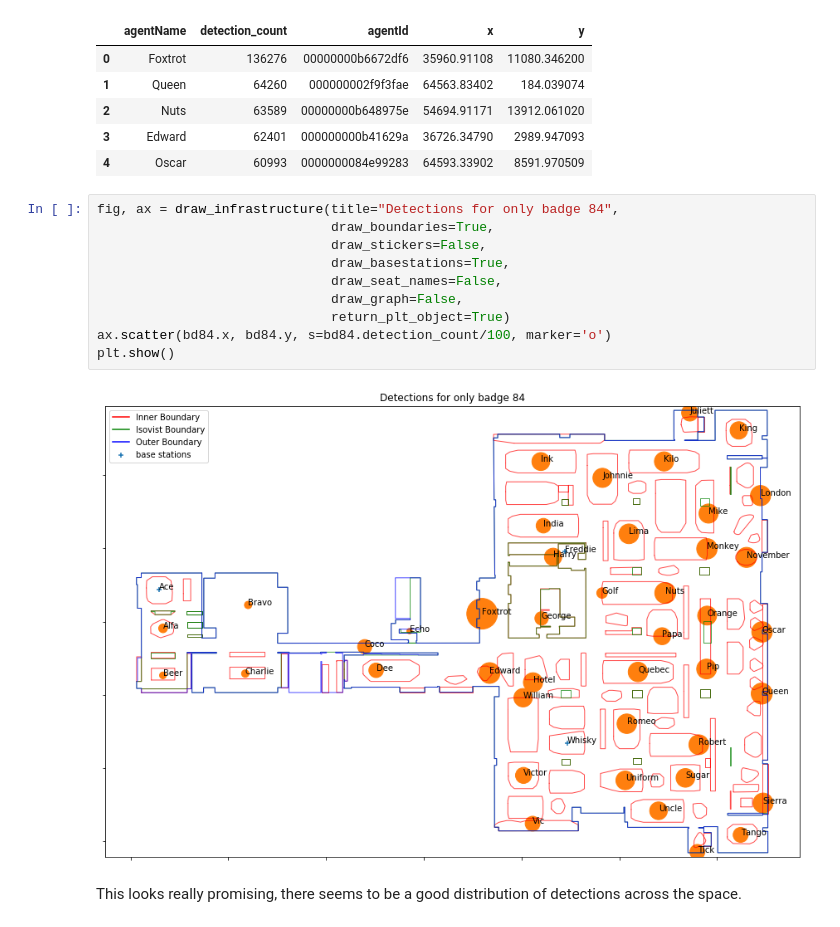
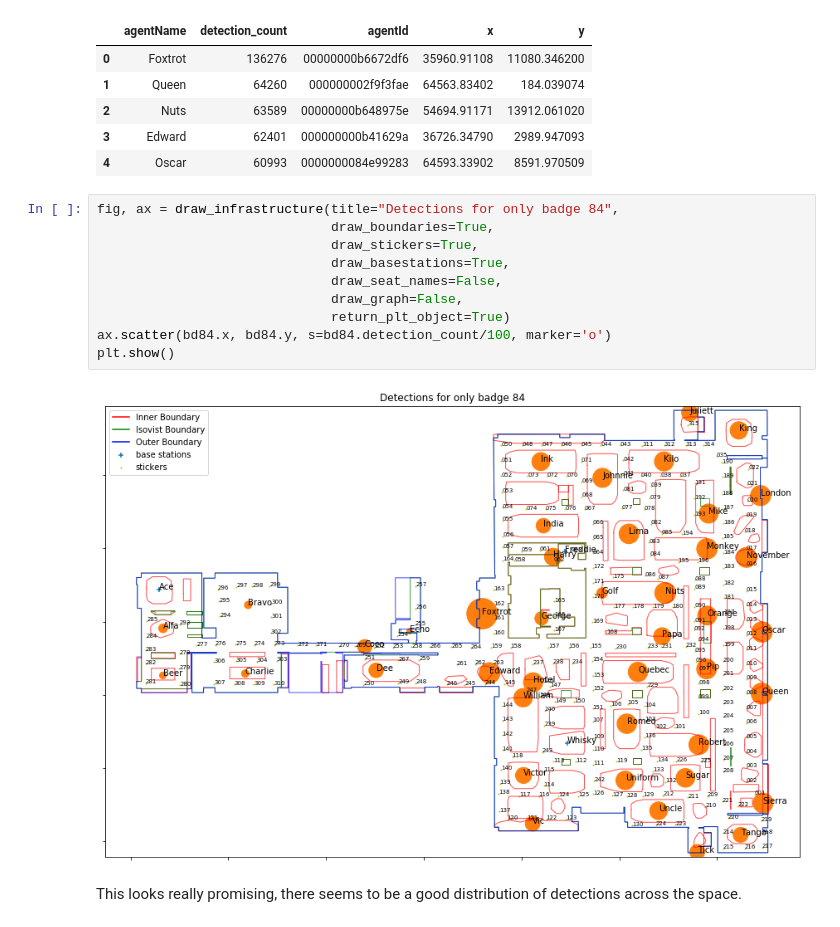
Before and after one commit to notionparallax/sensicorn, a Jupyter notebook: initialDataAnalysis/scan period visualisation.ipynb, the cells around one changed output. Cells and saved outputs as stored; diff of their text form.

```diff
--- a/initialDataAnalysis/scan period visualisation.ipynb
+++ b/initialDataAnalysis/scan period visualisation.ipynb
@@ -332,14 +332,14 @@ bd84.head()
 # %%
 fig, ax = draw_infrastructure(title="Detections for only badge 84",
                               draw_boundaries=True,
-                              draw_stickers=False,
+                              draw_stickers=True,
                               draw_basestations=True,
                               draw_seat_names=False,
                               draw_graph=False,
                               return_plt_object=True)
 ax.scatter(bd84.x, bd84.y, s=bd84.detection_count/100, marker='o')
 plt.show()
 # %% [output]
-[figure, old version]
+[figure, new version]
 # %% [markdown]
 This looks really promising, there seems to be a good distribution of detections across the space.
```
Also changed, not shown: parts of 8 cells of this notebook.
